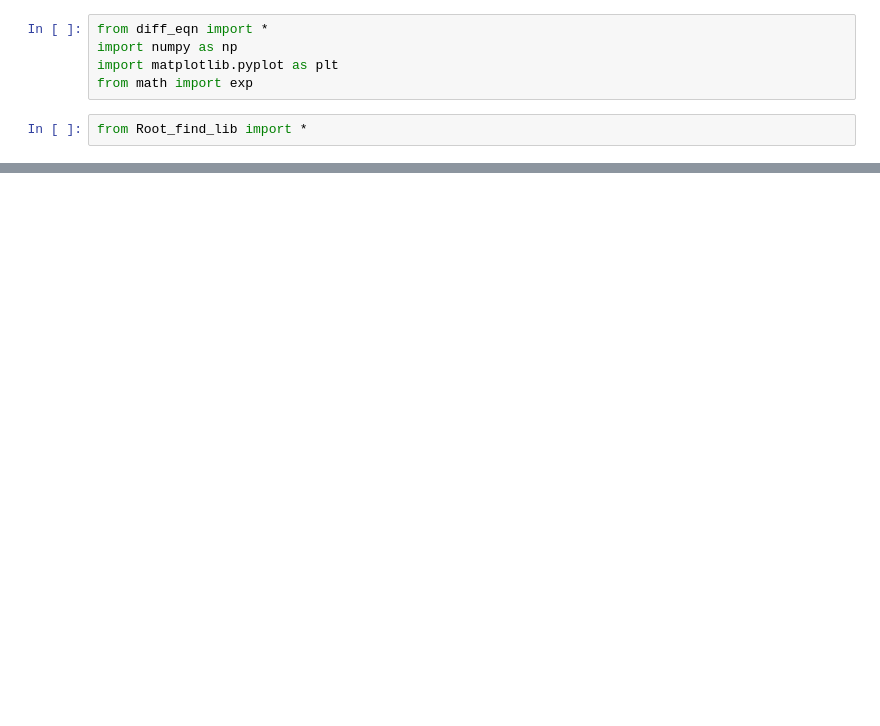
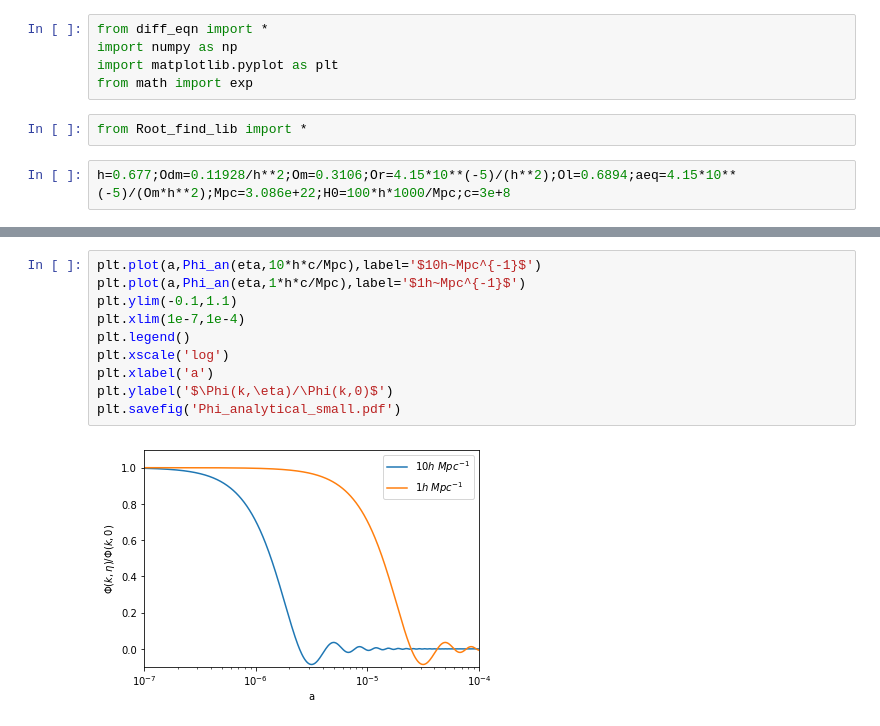
Before and after one commit to sudipniser/CompPhy-Project, a Jupyter notebook: CosmoProject.ipynb, the cells around one changed output, grey strips where cells are left out. Drawn from its saved outputs; the diff is of its cells as text; blank space fills up the shorter version.

```diff
--- a/CosmoProject.ipynb
+++ b/CosmoProject.ipynb
@@ -5,3 +5,5 @@ import matplotlib.pyplot as plt
 from math import exp
 # %%
 from Root_find_lib import *
+# %%
+h=0.677;Odm=0.11928/h**2;Om=0.3106;Or=4.15*10**(-5)/(h**2);Ol=0.6894;aeq=4.15*10**(-5)/(Om*h**2);Mpc=3.086e+22;H0=100*h*1000/Mpc;c=3e+8
@@ -53,0 +82,12 @@ plt.legend()
+# %%
+plt.plot(a,Phi_an(eta,10*h*c/Mpc),label='$10h~Mpc^{-1}$')
+plt.plot(a,Phi_an(eta,1*h*c/Mpc),label='$1h~Mpc^{-1}$')
+plt.ylim(-0.1,1.1)
+plt.xlim(1e-7,1e-4)
+plt.legend()
+plt.xscale('log')
+plt.xlabel('a')
+plt.ylabel('$\Phi(k,\eta)/\Phi(k,0)$')
+plt.savefig('Phi_analytical_small.pdf')
+# %% [output]
+[figure, added]
```
Also changed, not shown: parts of 12 cells of this notebook, 9 other files.
